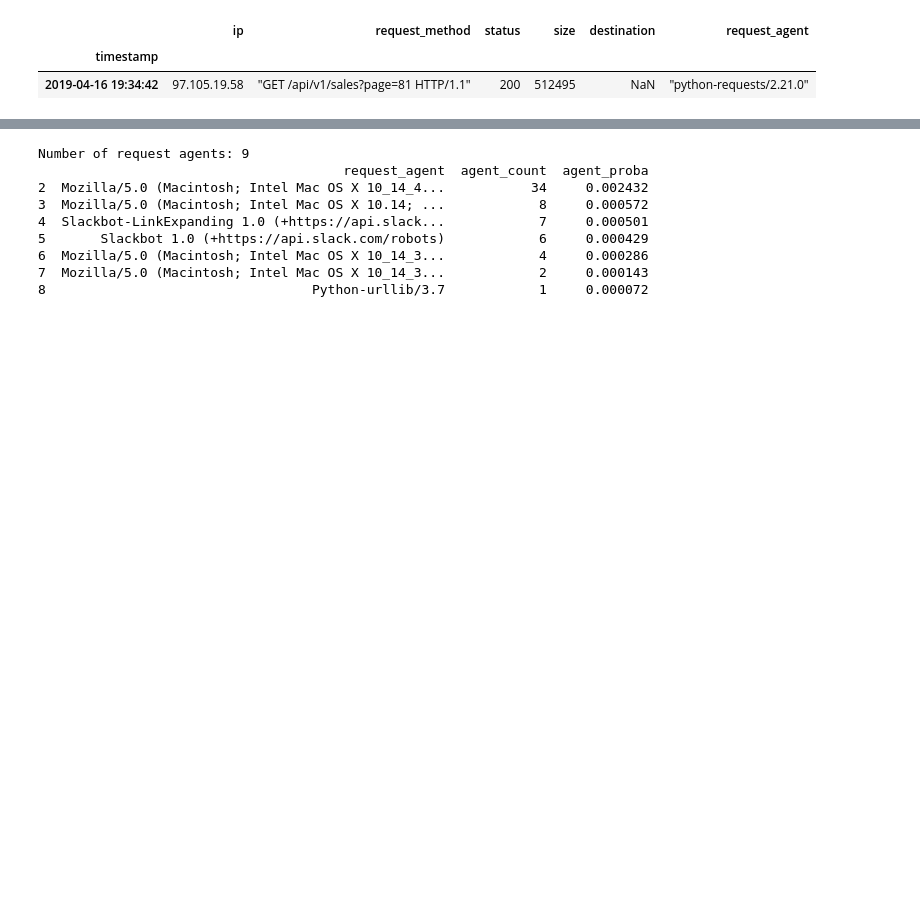
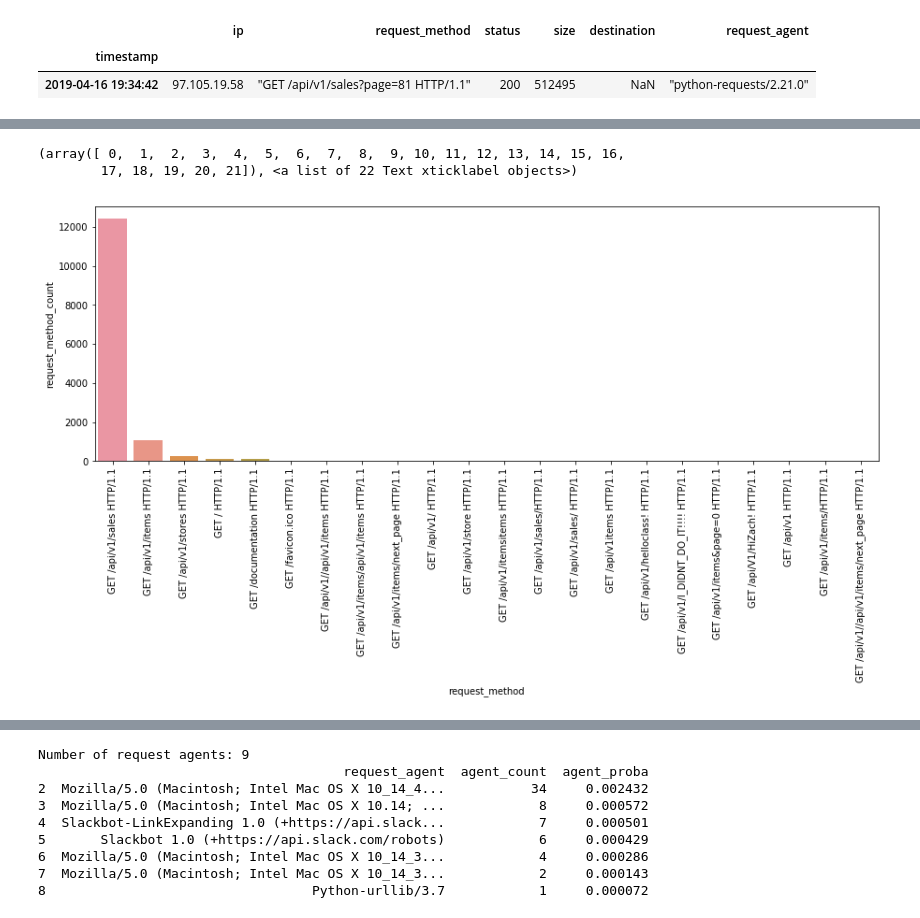
Before and after one commit to madeleinecapper/ds-methodologies-exercises, a Jupyter notebook: anomaly_detection.ipynb, the cells around one changed output, grey strips where cells are left out. Drawn from its saved outputs; the diff is of its cells as text; code cells hidden in the pictures; blank space fills up the shorter version.

```diff
--- a/anomaly_detection.ipynb
+++ b/anomaly_detection.ipynb
@@ -170,0 +95,11 @@ Name: request_agent, dtype: int64
+# %%
+# look at request methods in dataframe:
+rm_df = pd.DataFrame(df.request_method.value_counts(dropna=False)).reset_index().\
+                rename(index=str, columns={'index': 'request_method', 'request_method': 'request_method_count'})
+rm_df2 = pd.DataFrame(df.request_method.value_counts(dropna=False)/df.ip.count()).reset_index().\
+                rename(index=str, columns={'index': 'request_method', 'request_method': 'request_method_proba'})
+rm_df = rm_df.merge(rm_df2)
+
+
+# see those where rate < 1%
+rm_df[rm_df.request_method_proba < .01]
@@ -171 +124,10 @@ Name: request_agent, dtype: int64
+# %%
+# plot outliers
+plt.figure(figsize=(15, 5))
+splot = sns.barplot(x = rm_df.request_method, y = rm_df.request_method_count, ci = None)
+plt.xticks(rotation='vertical')
+# %% [output]
+(array([ 0,  1,  2,  3,  4,  5,  6,  7,  8,  9, 10, 11, 12, 13, 14, 15, 16,
+        17, 18, 19, 20, 21]), <a list of 22 Text xticklabel objects>)
+[figure, added]
 # %%
```
Also changed, not shown: parts of 171 cells of this notebook, 2 other files.
